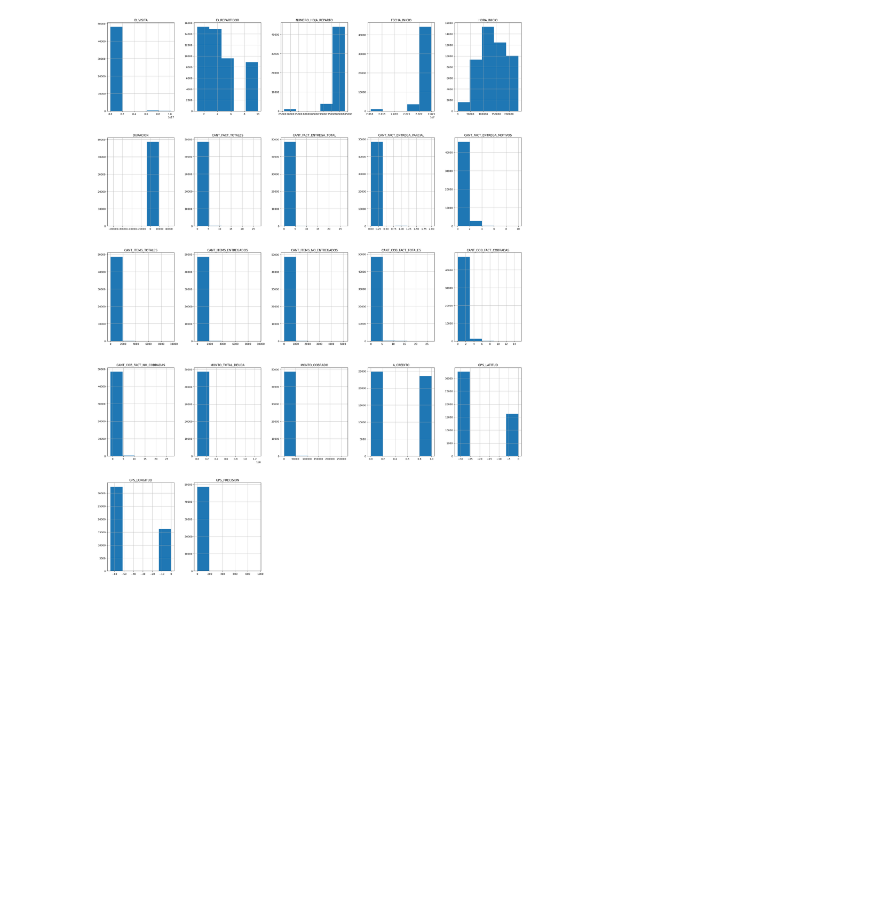
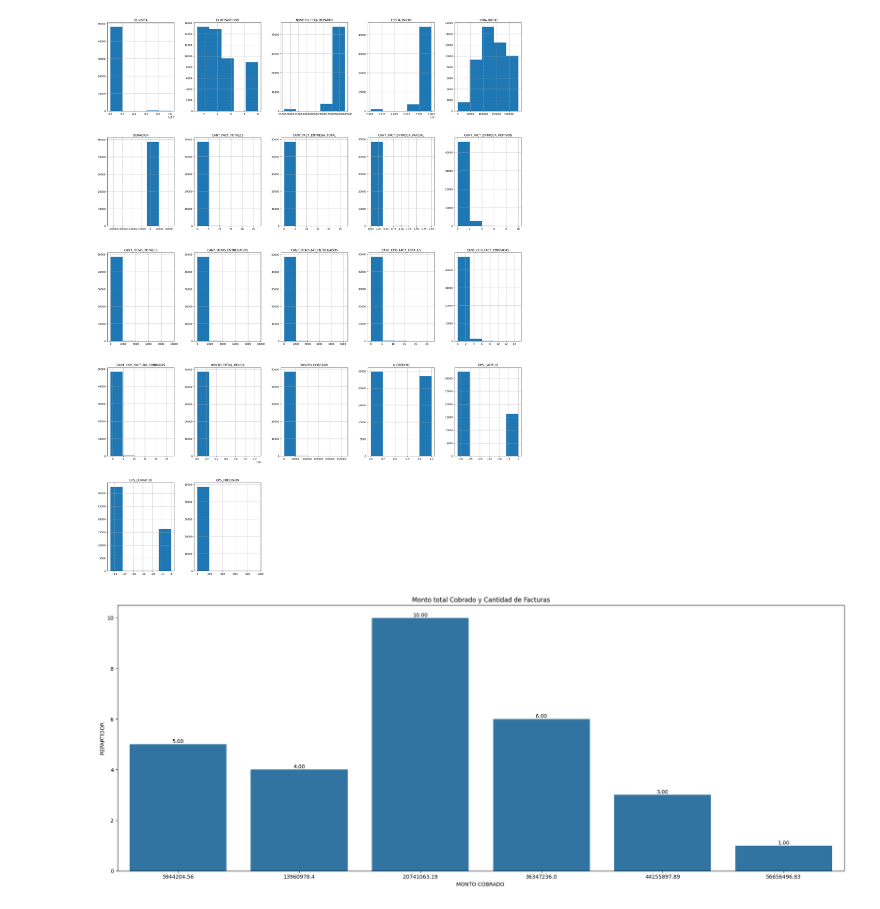
Before and after one commit to Lucaspadula/hackathon_mE, a Jupyter notebook: notebooks/1.0-act_rep-initial-data.ipynb, the cells around one changed output. Drawn from its saved outputs; the diff is of its cells as text; code cells hidden in the pictures; blank space fills up the shorter version.

```diff
--- a/notebooks/1.0-act_rep-initial-data.ipynb
+++ b/notebooks/1.0-act_rep-initial-data.ipynb
@@ -130,3 +130,26 @@ df.hist(bins=5,figsize=(30,40))
 plt.show()
 # %% [output]
 [figure]
+# %%
+# Agrupar por repartidor y calcular el monto promedio cobrado y el total de facturas
+df_grouped = df.groupby('ID_REPARTIDOR').agg({
+    'MONTO_COBRADO': 'sum'
+}).reset_index()
+
+
+# Gráfico
+plt.figure(figsize=(20, 8))
+ax = sns.barplot(data=df_grouped,
+                    y='ID_REPARTIDOR',
+                    x='MONTO_COBRADO'
+                    )
+
+# Etiquetas del gráfico
+for container in ax.containers:
+    ax.bar_label(container, fmt='%.2f')
+
+ax.set(xlabel='MONTO COBRADO ', ylabel='REPARTIDOR', title='Monto total Cobrado y Cantidad de Facturas')
+
+plt.tight_layout()
+# %% [output]
+[figure, added]
```
Also changed, not shown: parts of 8 cells of this notebook, 3 other files.
